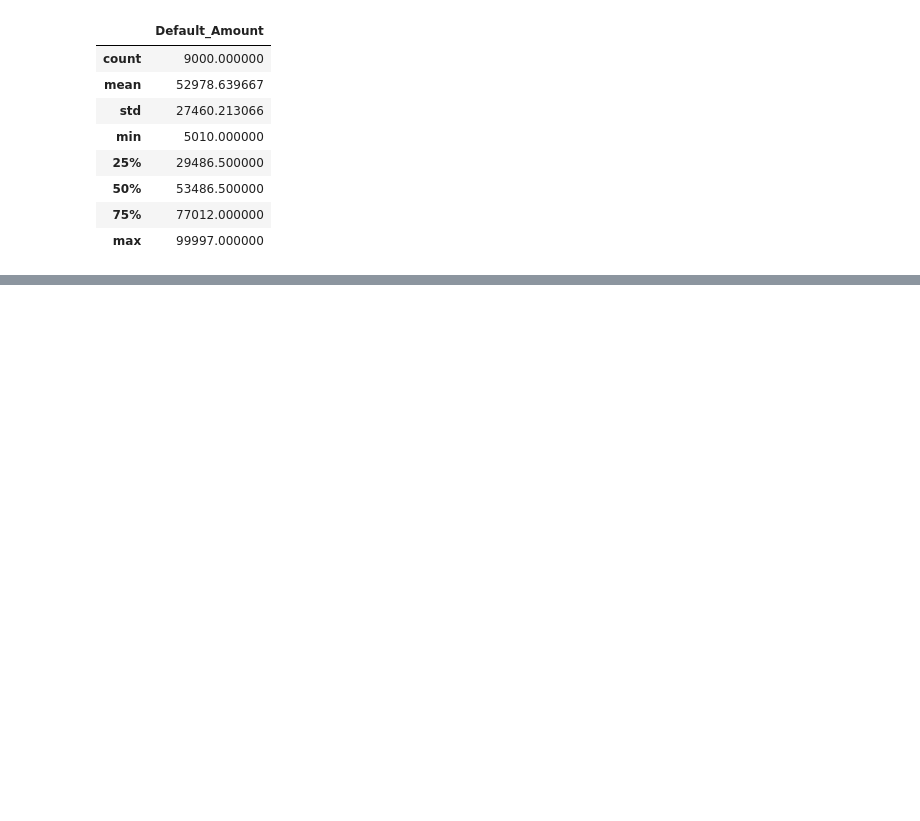
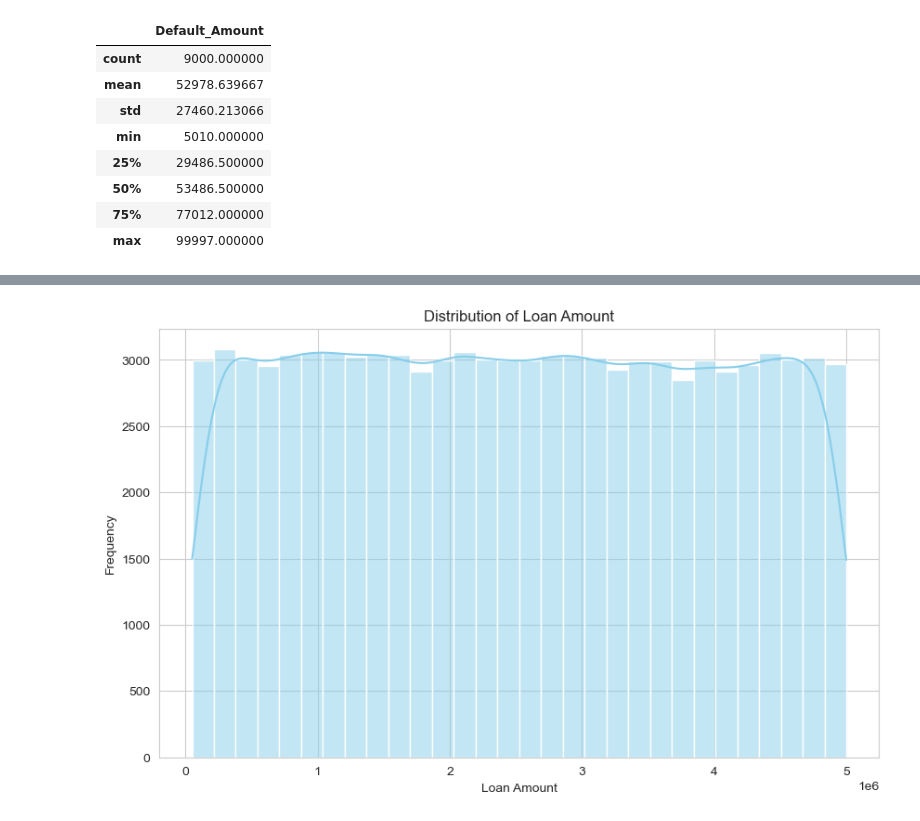
Before and after one commit to nisithasadangi/hv_assignment_28M_12A, a Jupyter notebook: assignment.ipynb, the cells around one changed output, grey strips where cells are left out. Saved outputs shown, nothing was run; the diff lists cells and outputs as text; code cells hidden in the pictures; blank space fills up the shorter version.

```diff
--- a/assignment.ipynb
+++ b/assignment.ipynb
@@ -378,0 +387,13 @@ df_defaults:
+# %%
+# Set up the aesthetic for the plots
+sns.set_style("whitegrid")
+
+# Distribution of Loan_Amount
+plt.figure(figsize=(10, 6))
+sns.histplot(df_loans['Loan_Amount'], kde=True, bins=30, color='skyblue')
+plt.title('Distribution of Loan Amount')
+plt.xlabel('Loan Amount')
+plt.ylabel('Frequency')
+plt.show()
+# %% [output]
+[figure, added]
```
Also changed, not shown: parts of 10 cells of this notebook.
